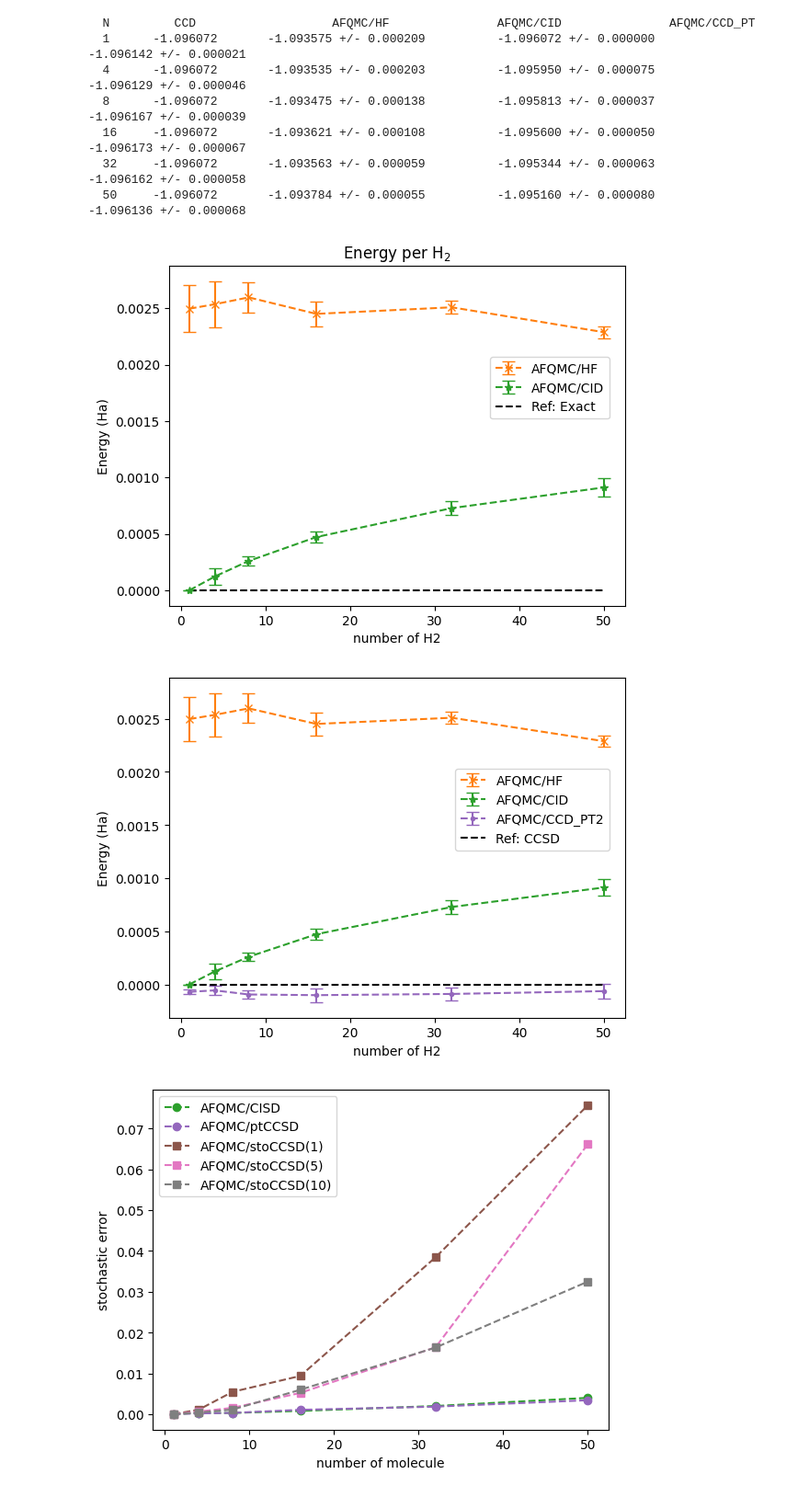
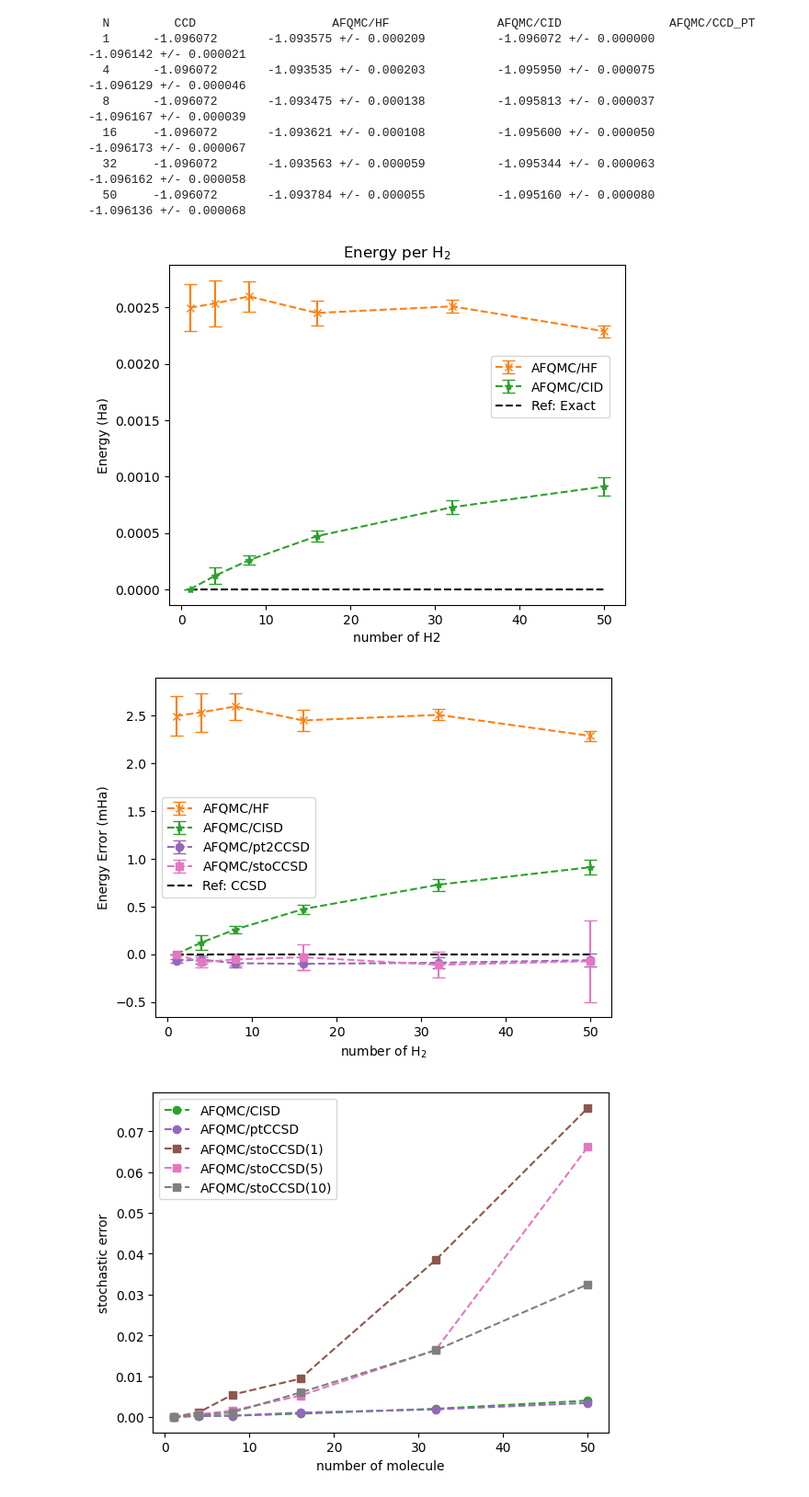
Before and after one commit to zh-yichi/afqmc_ccsd_pt_data, a Jupyter notebook: size/h2.ipynb, the cells around one changed output. Shown at 92% size. Cells and saved outputs as stored; diff of their text form; code cells hidden in the pictures.

```diff
--- a/size/h2.ipynb
+++ b/size/h2.ipynb
@@ -3,22 +3,24 @@ import numpy as np
 from matplotlib import pyplot as plt
 # %%
 data = '''
-# n_mol          AFQMC/HF                AFQMC/CID               AFQMC/CCD_PT
-    1      -1.093575 +/- 0.000209  -1.096072 +/- 0.00000   -1.096142 +/- 0.000021
-    4      -4.374142 +/- 0.000813   -4.3838 +/- 0.0003      -4.384514 +/- 0.000184
-    8      -8.747798 +/- 0.001101   -8.7665 +/- 0.0003      -8.769336 +/- 0.000316
-    16     -17.497935 +/- 0.001732  -17.5296 +/- 0.0008     -17.538774 +/- 0.001064
-    32     -34.994006 +/- 0.001875  -35.051 +/- 0.002       -35.077183 +/- 0.001844
-    50     -54.689181 +/- 0.002731  -54.758 +/- 0.004       -54.806776 +/- 0.003418
+# n_mol          AFQMC/HF                AFQMC/CID               AFQMC/pt2CCSD              AFQMC/stoCCSD
+    1      -1.093575 +/- 0.000209  -1.096072 +/- 0.00000    -1.096142 +/- 0.000021      -1.096072 +/- 0.000000
+    4      -4.374142 +/- 0.000813   -4.3838 +/- 0.0003      -4.384514 +/- 0.000184      -4.384625 +/- 0.000204
+    8      -8.747798 +/- 0.001101   -8.7665 +/- 0.0003      -8.769336 +/- 0.000316      -8.769013 +/- 0.000499
+    16     -17.497935 +/- 0.001732  -17.5296 +/- 0.0008     -17.538774 +/- 0.001064     -17.537668 +/- 0.002234
+    32     -34.994006 +/- 0.001875  -35.051 +/- 0.002       -35.077183 +/- 0.001844     -35.077879 +/- 0.004284
+    50     -54.689181 +/- 0.002731  -54.758 +/- 0.004       -54.806776 +/- 0.003418     -54.807298 +/- 0.021306
 '''
 # %%
 n = []
 afqmc_hf = []
 afqmc_ci = []
 afqmc_pt = []
+afqmc_sto = []
 afqmc_hf_err = []
 afqmc_ci_err = []
 afqmc_pt_err = []
+afqmc_sto_err = []
 for lines in data.splitlines():
     if not lines.startswith('#') and len(lines) > 0:
         parts = lines.split()
@@ -29,6 +31,8 @@ for lines in data.splitlines():
         afqmc_ci_err = np.hstack((afqmc_ci_err,float(parts[6])/int(parts[0])))
         afqmc_pt = np.hstack((afqmc_pt,float(parts[7])/int(parts[0])))
         afqmc_pt_err = np.hstack((afqmc_pt_err,float(parts[9])/int(parts[0])))
+        afqmc_sto = np.hstack((afqmc_sto,float(parts[10])/int(parts[0])))
+        afqmc_sto_err = np.hstack((afqmc_sto_err,float(parts[12])/int(parts[0])))
 
 ref = np.array([-1.096072]*len(n))
 # %%
@@ -88,23 +92,24 @@ ordered_labels = order
 plt.legend(ordered_handles, ordered_labels, bbox_to_anchor=(0.98, 0.75), loc='upper right')
 plt.show()
 # %% [output]
-[figure, old version]
+[figure, new version]
 # %%
-plt.errorbar(n,afqmc_hf-ref,yerr=afqmc_hf_err,fmt='x--', capsize=5, color='C1', label='AFQMC/HF')
-plt.errorbar(n,afqmc_ci-ref,yerr=afqmc_ci_err,fmt='*--', capsize=5, color='C2', label='AFQMC/CID')
-plt.errorbar(n,afqmc_pt-ref,yerr=afqmc_pt_err,fmt='.--', capsize=5, color='C4', label='AFQMC/CCD_PT2')
+plt.errorbar(n,(afqmc_hf-ref)*1000,yerr=afqmc_hf_err*1000,fmt='x--', capsize=5, color='C1', label='AFQMC/HF')
+plt.errorbar(n,(afqmc_ci-ref)*1000,yerr=afqmc_ci_err*1000,fmt='*--', capsize=5, color='C2', label='AFQMC/CISD')
+plt.errorbar(n,(afqmc_pt-ref)*1000,yerr=afqmc_pt_err*1000,fmt='o--', capsize=5, color='C4', label='AFQMC/pt2CCSD')
+plt.errorbar(n,(afqmc_sto-ref)*1000,yerr=afqmc_sto_err*1000,fmt='s--', capsize=5, color='C6', label='AFQMC/stoCCSD')
 plt.plot(n,ref-ref,'--',color='black', label='Ref: CCSD')
-plt.xlabel('number of H2')
-plt.ylabel('Energy (Ha)')
+plt.xlabel('number of H$_2$')
+plt.ylabel('Energy Error (mHa)')
 # plt.title('Energy per H$_2$')
 handles, labels = plt.gca().get_legend_handles_labels()
-order = ['AFQMC/HF', 'AFQMC/CID', 'AFQMC/CCD_PT2', 'Ref: CCSD']
+order = ['AFQMC/HF', 'AFQMC/CISD', 'AFQMC/pt2CCSD', 'AFQMC/stoCCSD', 'Ref: CCSD']
 ordered_handles = [handles[labels.index(l)] for l in order]
 ordered_labels = order
-plt.legend(ordered_handles, ordered_labels, bbox_to_anchor=(0.98, 0.75), loc='upper right')
+plt.legend(ordered_handles, ordered_labels)#, bbox_to_anchor=(0.98, 0.75), loc='upper right')
 plt.show()
 # %% [output]
-[figure, old version]
+[figure, new version]
 # %%
 plt.plot(n, n*afqmc_ci_err, 'o--', color='C2', label='AFQMC/CISD')
 plt.plot(n, n*afqmc_pt_err, 'o--', color='C4', label='AFQMC/ptCCSD')
```
Also changed, not shown: parts of 1 cell of this notebook, 5 other files.
